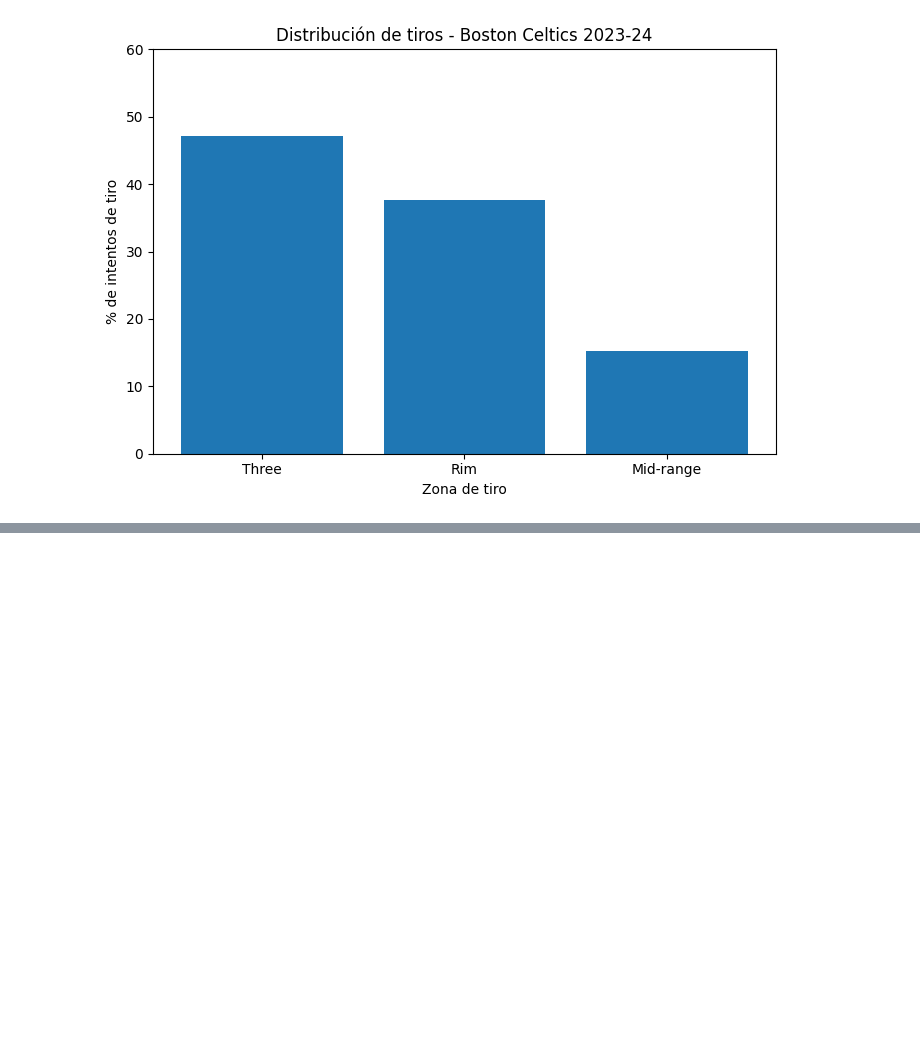
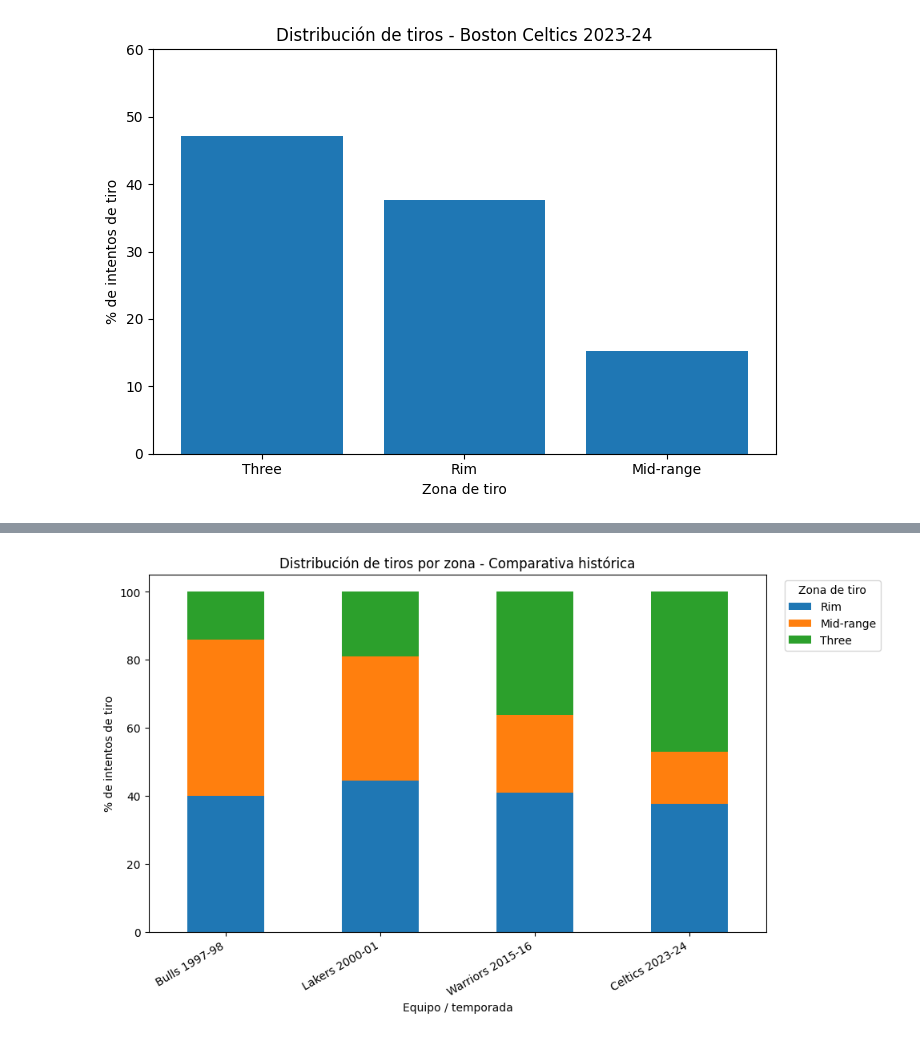
Before and after one commit to Gabriel-Caruso/EDA-Project-Break-I-NBA, a Jupyter notebook: notebooks/carlos/01_api_test_carlos.ipynb, the cells around one changed output, grey strips where cells are left out. Cells and saved outputs as stored; diff of their text form; code cells hidden in the pictures; blank space fills up the shorter version.

```diff
--- a/notebooks/carlos/01_api_test_carlos.ipynb
+++ b/notebooks/carlos/01_api_test_carlos.ipynb
@@ -217,0 +582,4 @@ shot_group_summary.to_csv(
+# %%
+historical_shots = pd.concat(all_team_shots, ignore_index=True)
+
+historical_shots.shape
@@ -217,0 +607,13 @@ shot_group_summary.to_csv(
+# %%
+# Clasificamos de nuevo los tiros como hemos hecho con los Celtics, pero ahora para todos los equipos.
+
+def classify_shot(row):
+    if row["SHOT_TYPE"] == "3PT Field Goal":
+        return "Three"
+    elif row["SHOT_DISTANCE"] <= 8:
+        return "Rim"
+    else:
+        return "Mid-range"
+
+historical_shots["SHOT_GROUP"] = historical_shots.apply(classify_shot, axis=1)
+historical_shots["SHOT_GROUP"].value_counts()
@@ -217,0 +698,52 @@ shot_group_summary.to_csv(
+# %%
+import os
+# Gráfico comparativo de distribución de tiros por zona para cada equipo
+team_order = [
+    "Bulls 1997-98",
+    "Lakers 2000-01",
+    "Warriors 2015-16",
+    "Celtics 2023-24"
+]
+
+shot_order = ["Rim", "Mid-range", "Three"]
+
+profile_pivot = historical_profile.pivot_table(
+    index="TEAM_LABEL",
+    columns="SHOT_GROUP",
+    values="FGA_SHARE_PCT",
+    fill_value=0
+)
+
+profile_pivot = profile_pivot.reindex(team_order)
+profile_pivot = profile_pivot[shot_order]
+
+ax = profile_pivot.plot(
+    kind="bar",
+    stacked=True,
+    figsize=(10, 6)
+)
+
+plt.title("Distribución de tiros por zona - Comparativa histórica")
+plt.xlabel("Equipo / temporada")
+plt.ylabel("% de intentos de tiro")
+plt.xticks(rotation=30, ha="right")
+
+plt.legend(
+    title="Zona de tiro",
+    bbox_to_anchor=(1.02, 1),
+    loc="upper left"
+)
+
+plt.tight_layout()
+
+# Guardamos la visualización final para reutilizarla en la presentación
+os.makedirs("../../reports/img", exist_ok=True)
+plt.savefig(
+    "../../reports/img/historical_shot_distribution.png",
+    dpi=300,
+    bbox_inches="tight"
+)
+
+plt.show()
+# %% [output]
+[figure, added]
```
Also changed, not shown: parts of 51 cells of this notebook, 13 other files.
